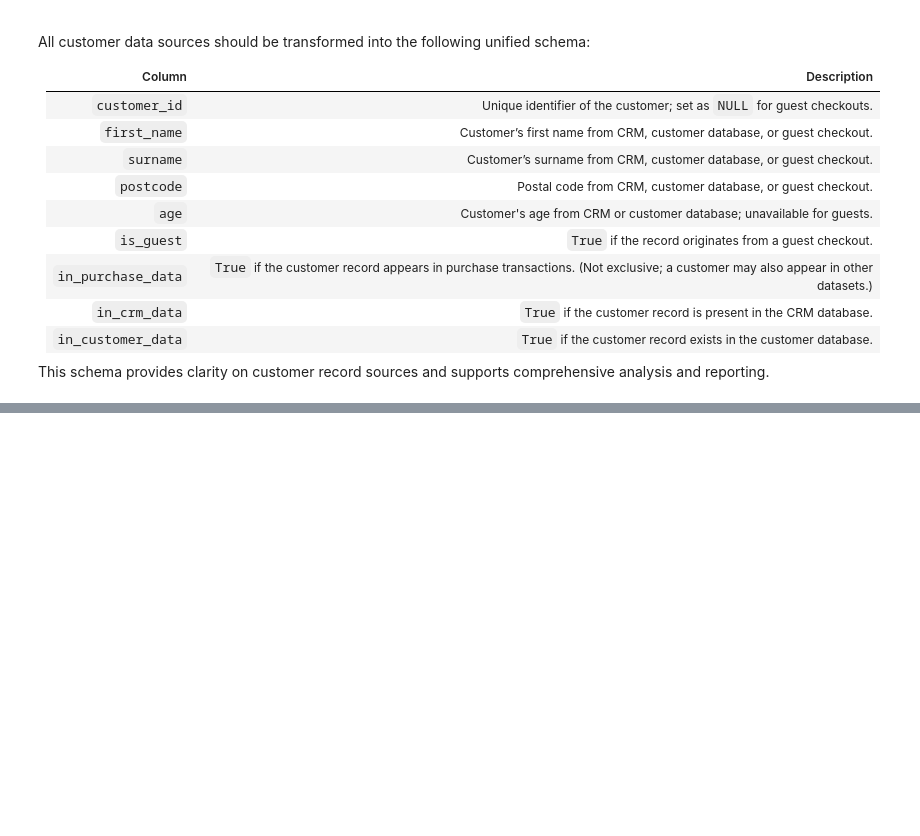
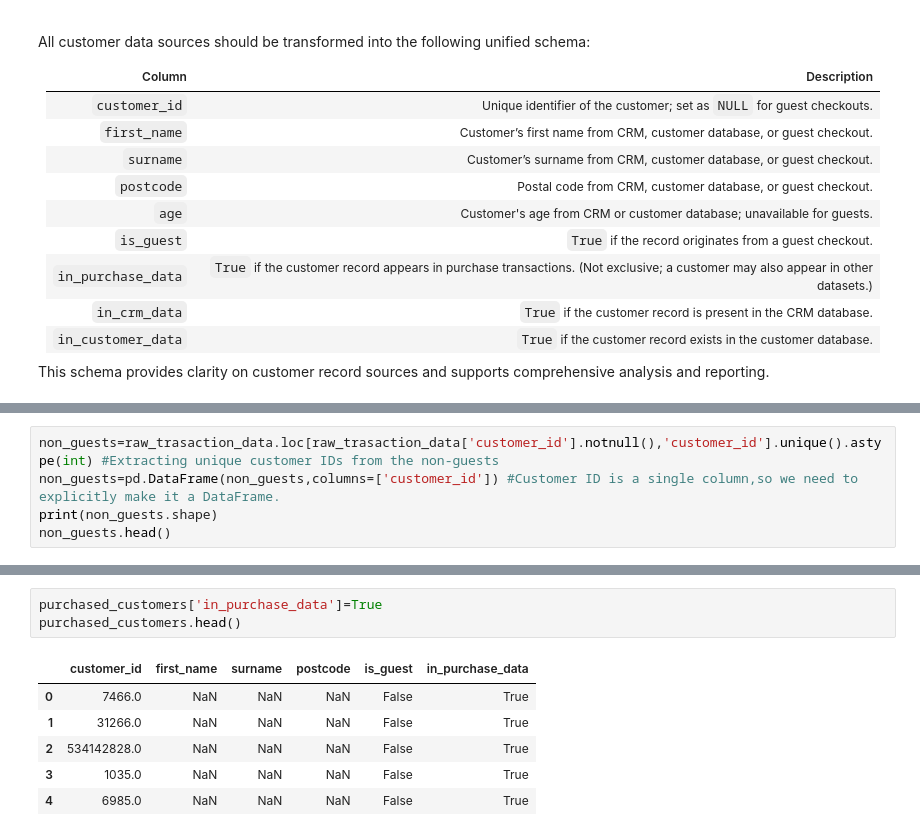
Before and after one commit to KhaingSuThway/Knowing_the_Customer, a Jupyter notebook: notebooks/exploring_data.ipynb, the cells around one changed output, grey strips where cells are left out. Cells and saved outputs as stored; diff of their text form; blank space fills up the shorter version.

```diff
--- a/notebooks/exploring_data.ipynb
+++ b/notebooks/exploring_data.ipynb
@@ -255,0 +303,5 @@ This schema provides clarity on customer record sources and supports comprehensi
+# %%
+non_guests=raw_trasaction_data.loc[raw_trasaction_data['customer_id'].notnull(),'customer_id'].unique().astype(int) #Extracting unique customer IDs from the non-guests
+non_guests=pd.DataFrame(non_guests,columns=['customer_id']) #Customer ID is a single column,so we need to explicitly make it a DataFrame.
+print(non_guests.shape)
+non_guests.head()
@@ -255,0 +350,10 @@ This schema provides clarity on customer record sources and supports comprehensi
+# %%
+purchased_customers['in_purchase_data']=True
+purchased_customers.head()
+# %% [output]
+|  | customer_id | first_name | surname | postcode | is_guest | in_purchase_data |
+| 0 | 7466.0 | NaN | NaN | NaN | False | True |
+| 1 | 31266.0 | NaN | NaN | NaN | False | True |
+| 2 | 534142828.0 | NaN | NaN | NaN | False | True |
+| 3 | 1035.0 | NaN | NaN | NaN | False | True |
+| 4 | 6985.0 | NaN | NaN | NaN | False | True |
```
Also changed, not shown: parts of 26 cells of this notebook.
